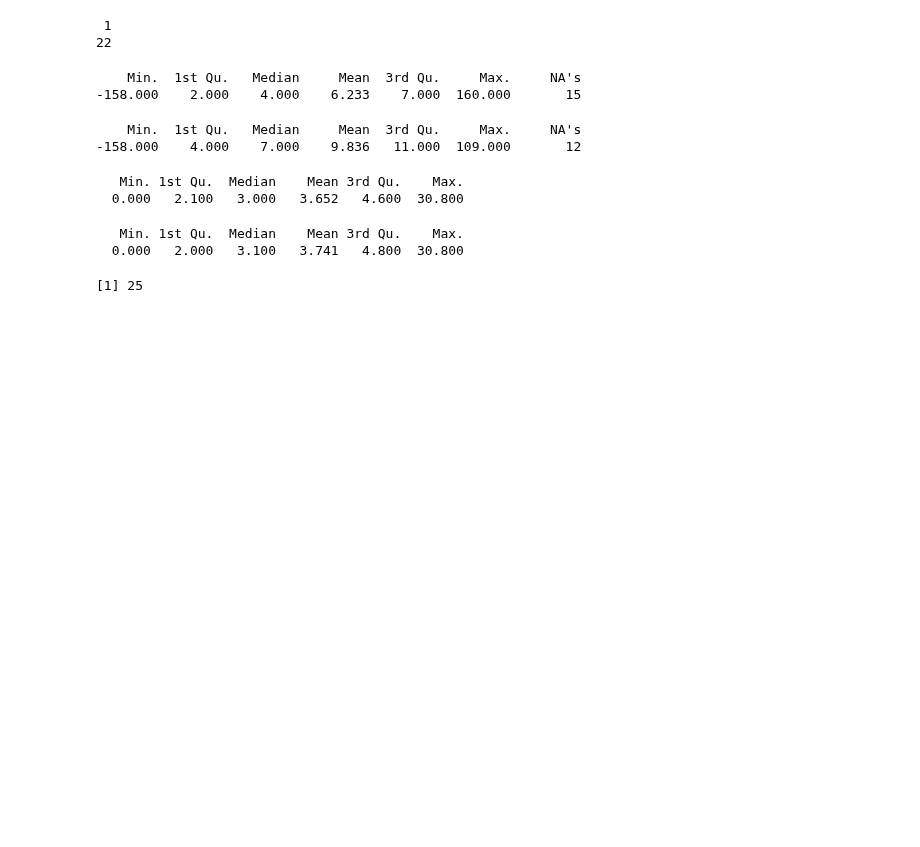
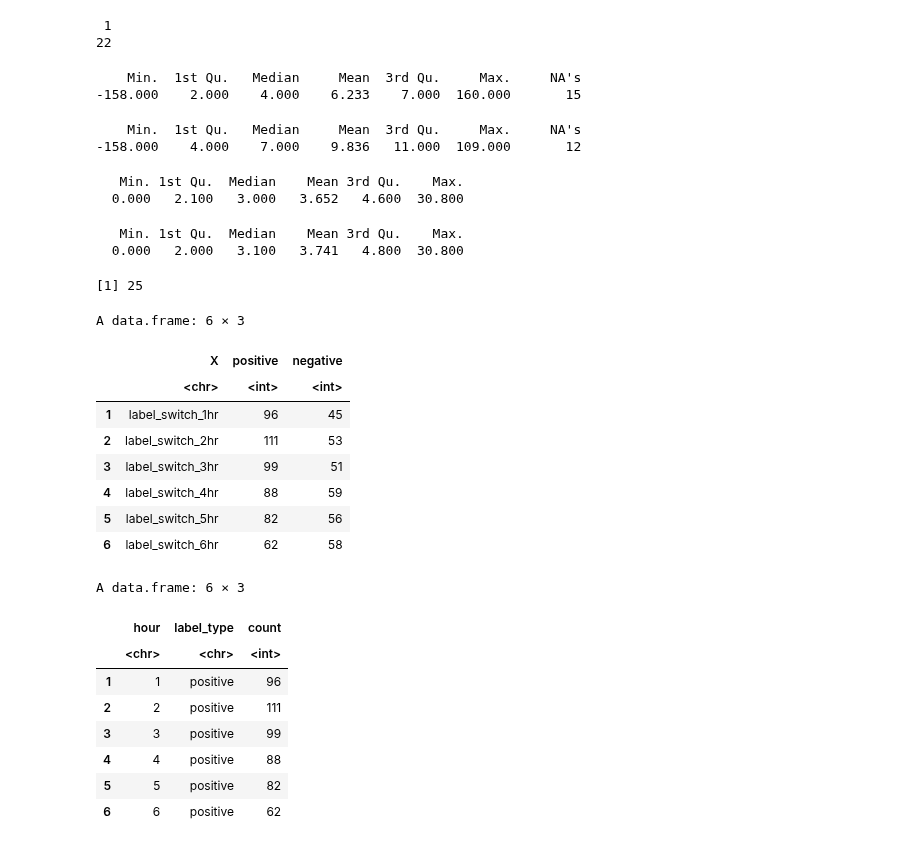
Before and after one commit to Minh084/TDA, a Jupyter notebook: 5_results_analysis/5.3_EDA_R.ipynb, the cells around one changed output. Saved outputs shown, nothing was run; the diff lists cells and outputs as text; code cells hidden in the pictures; blank space fills up the shorter version.

```diff
--- a/5_results_analysis/5.3_EDA_R.ipynb
+++ b/5_results_analysis/5.3_EDA_R.ipynb
@@ -892,3 +910,40 @@ write.csv(txdeath, file.path(resultdir, "5_3_tx_death.csv"), row.names=FALSE)
 nrow(txdeath)
 # %% [output]
 [1] 25
+# %%
+counts <- read.csv(file.path(cohortdir, "5_4_pos_neg_switch_count_per_hour.csv"))
+head(counts)
+
+names(counts)[1] <- 'label'
+
+# format the data
+label_counts <- counts %>%
+  mutate(hour = str_remove(label, "label_switch_")) %>%
+  mutate(hour = str_remove(hour, "hr")) %>%
+  select(-label) %>%
+  gather('label_type', 'count', -hour)
+head(label_counts)
+
+label_counts$hour <- factor(label_counts$hour,
+                            levels=1:24)
+
+colors <- c('negative'='firebrick1', 'positive'='dodgerblue1')
+# %% [output]
+A data.frame: 6 × 3
+|  | X | positive | negative |
+|  | <chr> | <int> | <int> |
+| 1 | label_switch_1hr | 96 | 45 |
+| 2 | label_switch_2hr | 111 | 53 |
+| 3 | label_switch_3hr | 99 | 51 |
+| 4 | label_switch_4hr | 88 | 59 |
+| 5 | label_switch_5hr | 82 | 56 |
+| 6 | label_switch_6hr | 62 | 58 |
+A data.frame: 6 × 3
+|  | hour | label_type | count |
+|  | <chr> | <chr> | <int> |
+| 1 | 1 | positive | 96 |
+| 2 | 2 | positive | 111 |
+| 3 | 3 | positive | 99 |
+| 4 | 4 | positive | 88 |
+| 5 | 5 | positive | 82 |
+| 6 | 6 | positive | 62 |
```
Also changed, not shown: parts of 7 cells of this notebook.
